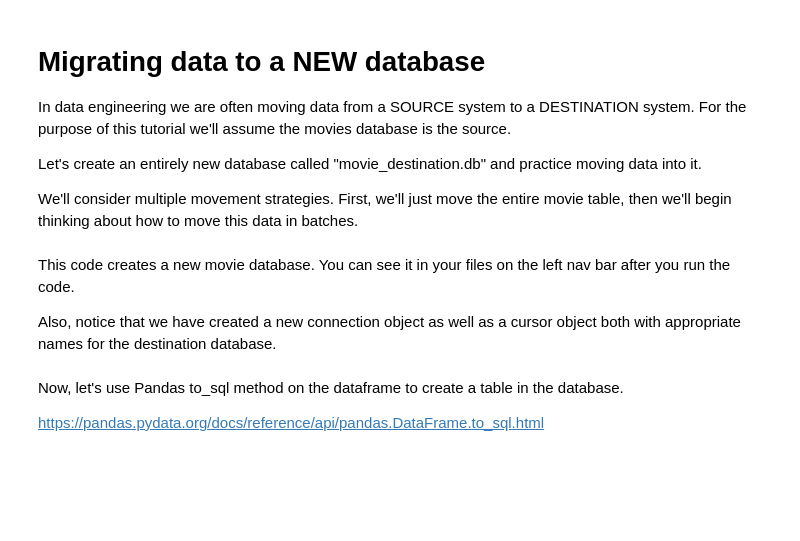
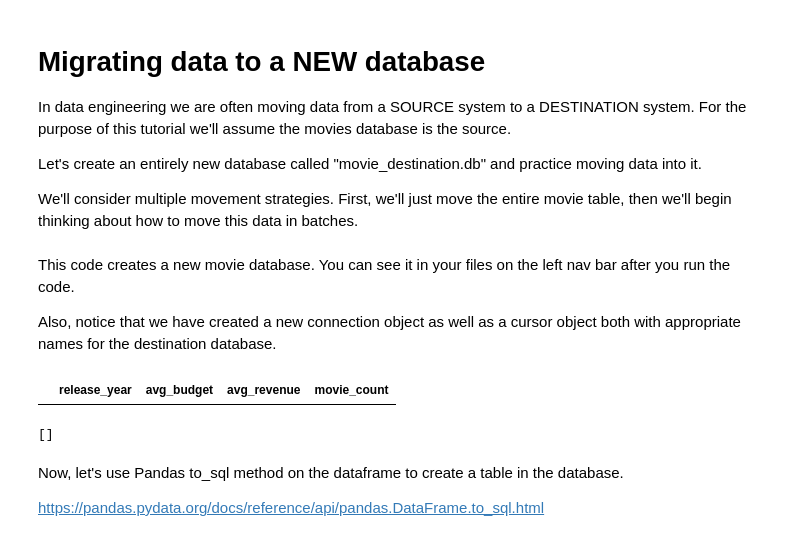
Before and after one commit to matthewpecsok/data_engineering, a Jupyter notebook: tutorials/de_tutorial_2.ipynb, the cells around one changed output. Drawn from its saved outputs; the diff is of its cells as text; code cells hidden in the pictures; blank space fills up the shorter version.

```diff
--- a/tutorials/de_tutorial_2.ipynb
+++ b/tutorials/de_tutorial_2.ipynb
@@ -207,0 +248,4 @@ cur_movie_destination = con_movie_destination.cursor()
+# %%
+pd.read_sql_query('select * from yearly_aggregates',con_movie_destination)
+# %% [output]
+|  | release_year | avg_budget | avg_revenue | movie_count |
@@ -208,3 +254,7 @@ cur_movie_destination = con_movie_destination.cursor()
+# %%
+migrated_movie_years # [] means no migrated years
+# %% [output]
+[]
 # %% [markdown]
 Now, let's use Pandas to_sql method on the dataframe to create a table in the database.
 
```
Also changed, not shown: parts of 6 cells of this notebook.
